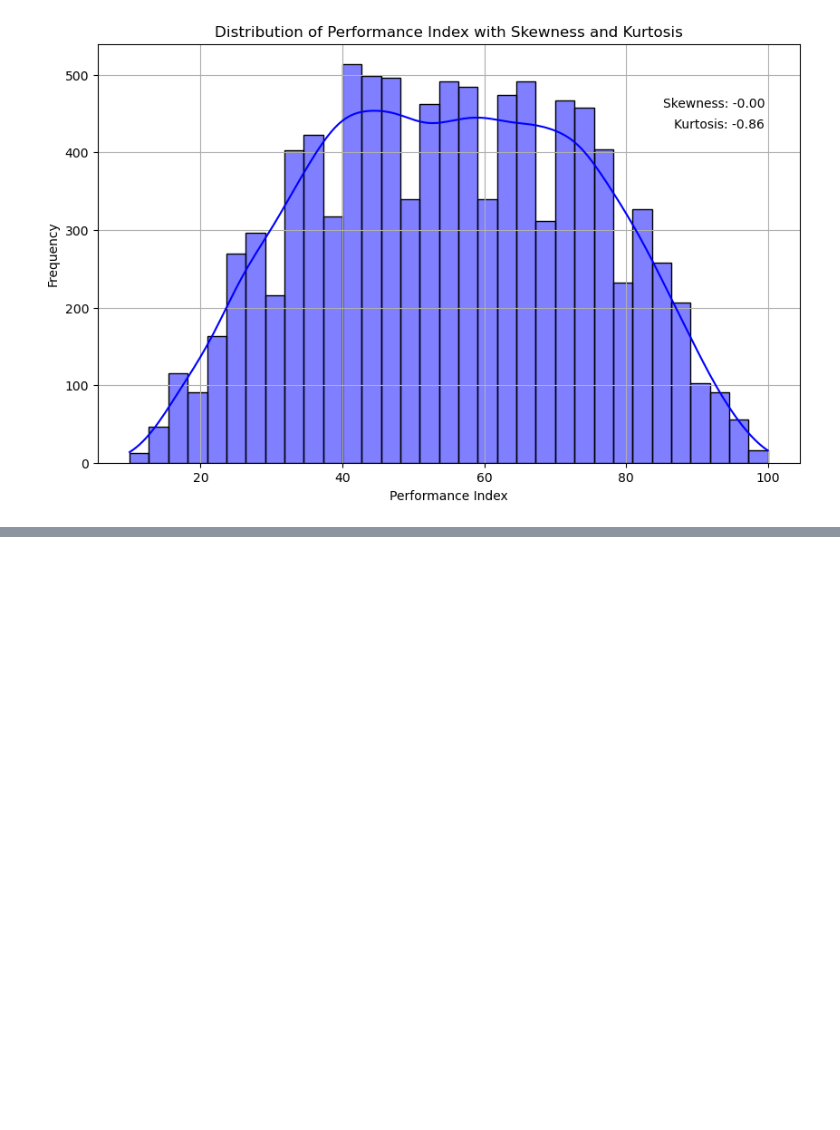
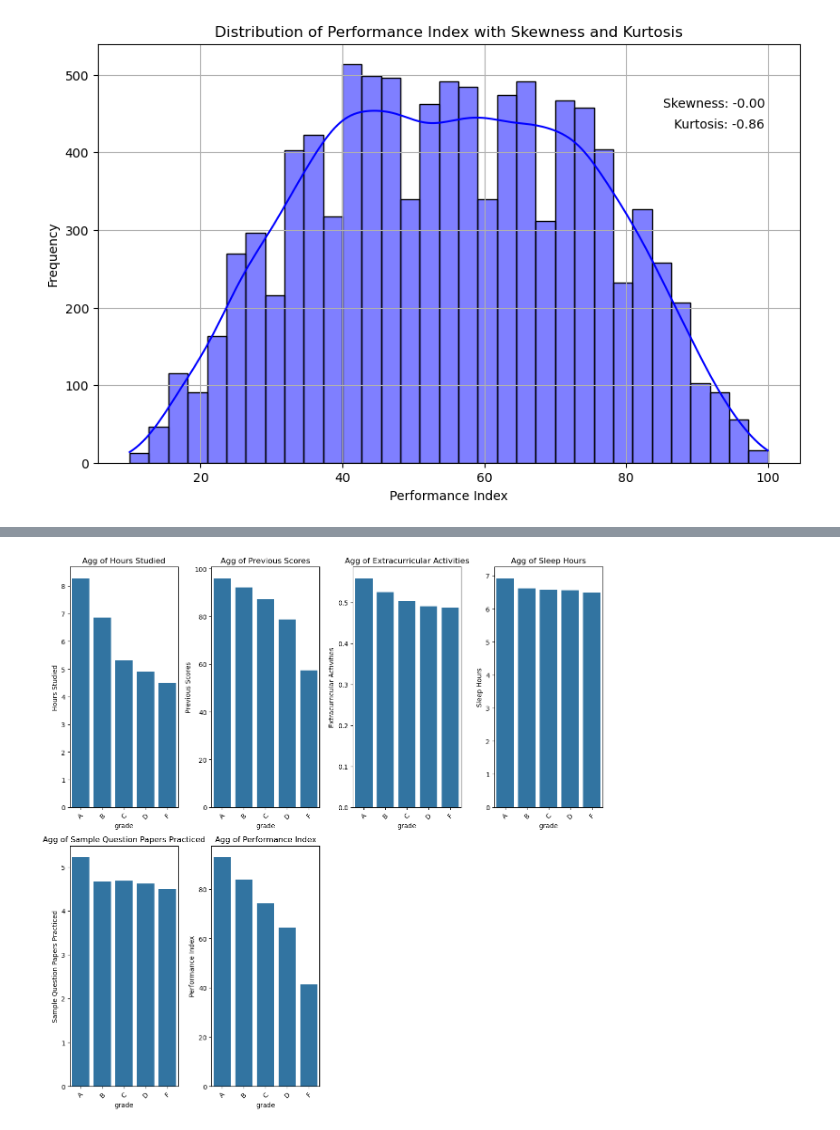
Before and after one commit to MaukanMir/-Student-Performance-Regression-, a Jupyter notebook: training.ipynb, the cells around one changed output, grey strips where cells are left out. Cells and saved outputs as stored; diff of their text form; code cells hidden in the pictures; blank space fills up the shorter version.

```diff
--- a/training.ipynb
+++ b/training.ipynb
@@ -199,0 +257,4 @@ for col in visual_df.columns:
+# %%
+aggregate_dataset(visual_df, visual_df.columns, "grade", "mean")
+# %% [output]
+[figure, added]
```
Also changed, not shown: parts of 4 cells of this notebook.
